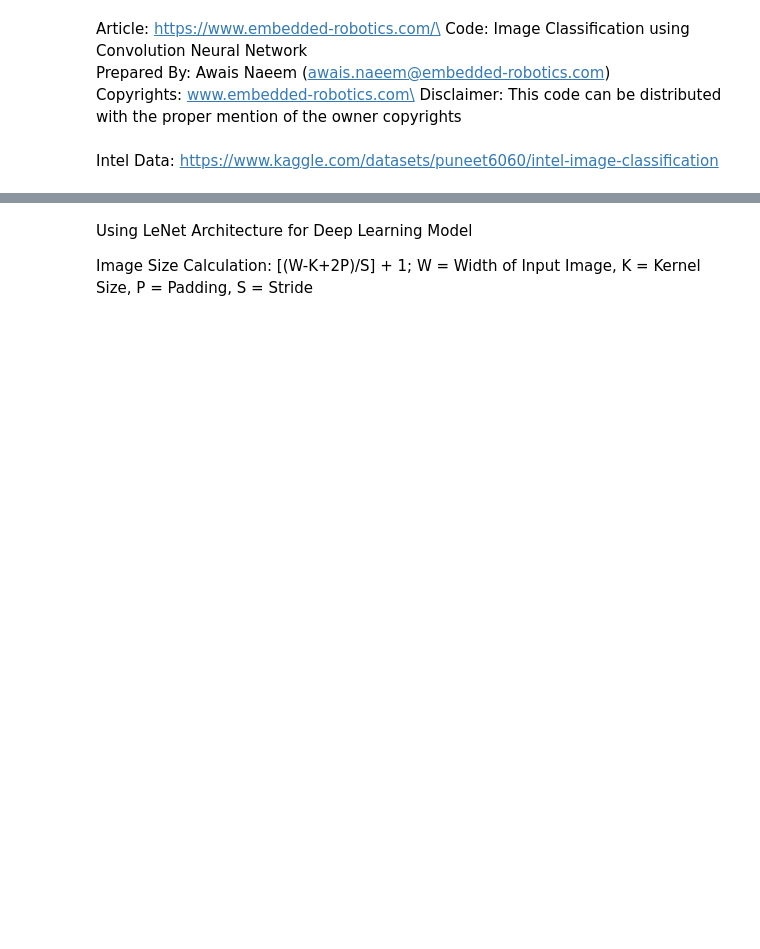
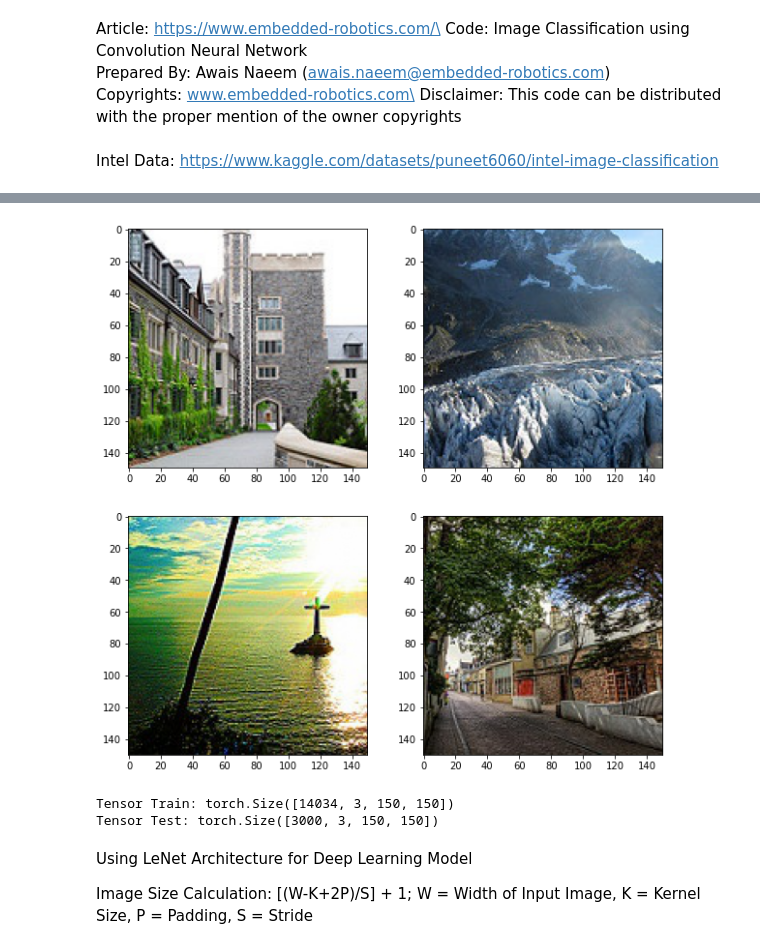
Before and after one commit to embedded-robotics/datascience, a Jupyter notebook: pytorch_cnn_intel_image_classification/pytorch_cnn_intel_image_classification.ipynb, the cells around one changed output, grey strips where cells are left out. Drawn from its saved outputs; the diff is of its cells as text; code cells hidden in the pictures; blank space fills up the shorter version.

```diff
--- a/pytorch_cnn_intel_image_classification/pytorch_cnn_intel_image_classification.ipynb
+++ b/pytorch_cnn_intel_image_classification/pytorch_cnn_intel_image_classification.ipynb
@@ -51,5 +52,6 @@ for (out_class, out_label) in classes_dict.items():
         img = imread(img_path)
         img = img/255.0
         img = resize(img, (150,150,3), anti_aliasing=True)
+        img = img.astype('float32')
         test_X.append(img)
         test_y.append(out_label)
@@ -85,14 +86,16 @@ plt.show()
 # %%
 plt.figure(figsize=(10,10))
 plt.subplot(221)
 plt.imshow(test_X[0], cmap='gray')
 plt.subplot(222)
-plt.imshow(test_X[20], cmap='gray')
+plt.imshow(test_X[1000], cmap='gray')
 plt.subplot(223)
-plt.imshow(test_X[60], cmap='gray')
+plt.imshow(test_X[2000], cmap='gray')
 plt.subplot(224)
-plt.imshow(test_X[120], cmap='gray')
+plt.imshow(test_X[2500], cmap='gray')
 plt.show()
+# %% [output]
+[figure, added]
 # %%
 tensor_train_X = torch.from_numpy(train_X).float()
 tensor_train_y = torch.from_numpy(train_y).long()
@@ -101,6 +104,12 @@ tensor_test_y = torch.from_numpy(test_y).long()
 # %%
 tensor_train_X = tensor_train_X.permute((0,3,1,2))
 tensor_test_X = tensor_test_X.permute((0,3,1,2))
+# %%
+print('Tensor Train:', tensor_train_X.shape)
+print('Tensor Test:', tensor_test_X.shape)
+# %% [output]
+Tensor Train: torch.Size([14034, 3, 150, 150])
+Tensor Test: torch.Size([3000, 3, 150, 150])
 # %%
 tensor_train_dataset = torch_data.TensorDataset(tensor_train_X, tensor_train_y)
 tensor_test_dataset = torch_data.TensorDataset(tensor_test_X, tensor_test_y)
```
Also changed, not shown: parts of 12 cells of this notebook, 2 other files.
